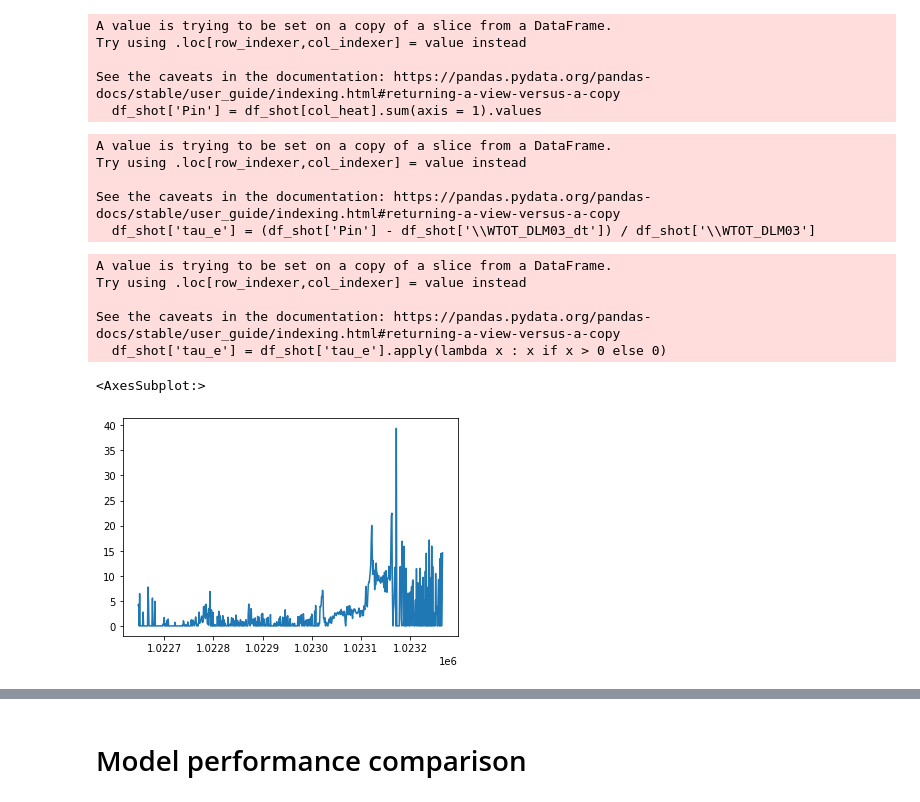
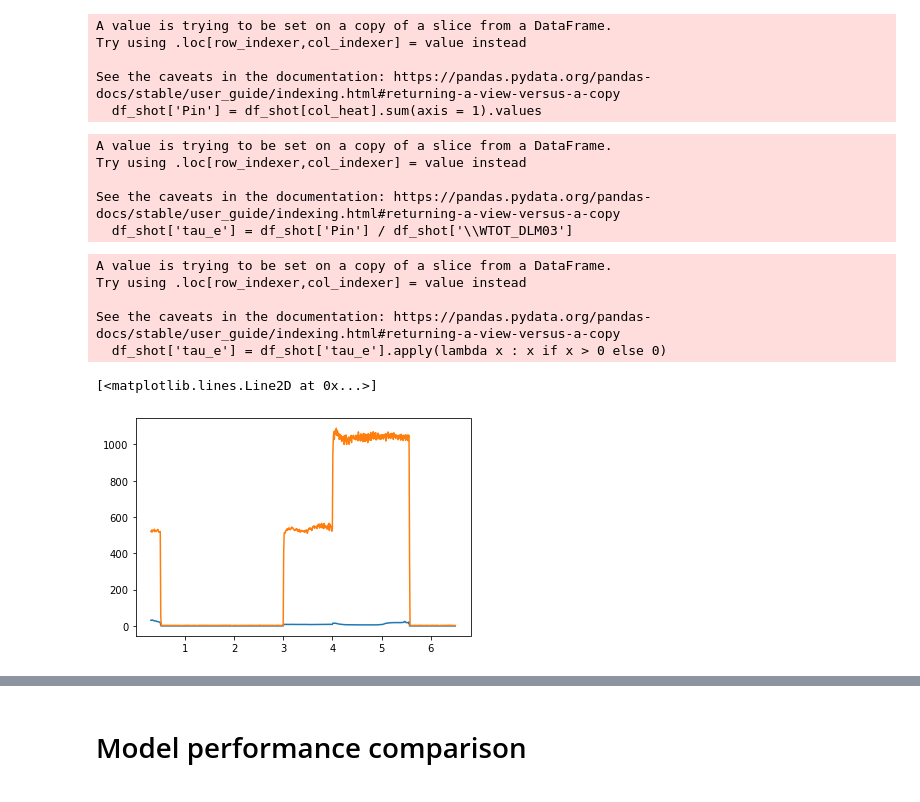
Before and after one commit to ZINZINBIN/Bayesian-Disruption-Prediction, a Jupyter notebook: analysis/analysis_dataset.ipynb, the cells around one changed output, grey strips where cells are left out. Cells and saved outputs as stored; diff of their text form; code cells hidden in the pictures.

```diff
--- a/analysis/analysis_dataset.ipynb
+++ b/analysis/analysis_dataset.ipynb
@@ -35,7 +35,7 @@ Try using .loc[row_indexer,col_indexer] = value instead
 See the caveats in the documentation: https://pandas.pydata.org/pandas-docs/stable/user_guide/indexing.html#returning-a-view-versus-a-copy
   df_shot['\\WTOT_DLM03_dt'] = df_shot['\\WTOT_DLM03'].diff().fillna(method = "bfill").values / df_shot['time'].diff().fillna(method='bfill').values
 # %%
-col_heat = ['\\EC2_PWR','\\EC3_PWR','\\EC4_PWR','\\nb11_pnb','\\nb12_pnb','\\nb13_pnb']
+col_heat = ['\\EC1_PWR', '\\EC2_PWR','\\EC3_PWR','\\EC4_PWR','\\EC5_PWR','\\nb11_pnb','\\nb12_pnb','\\nb13_pnb']
 df_shot['Pin'] = df_shot[col_heat].sum(axis = 1).values
 # %% [output]
 A value is trying to be set on a copy of a slice from a DataFrame.
@@ -44,13 +44,13 @@ Try using .loc[row_indexer,col_indexer] = value instead
 See the caveats in the documentation: https://pandas.pydata.org/pandas-docs/stable/user_guide/indexing.html#returning-a-view-versus-a-copy
   df_shot['Pin'] = df_shot[col_heat].sum(axis = 1).values
 # %%
-df_shot['tau_e'] = (df_shot['Pin'] - df_shot['\\WTOT_DLM03_dt']) / df_shot['\\WTOT_DLM03']
+df_shot['tau_e'] = df_shot['Pin'] / df_shot['\\WTOT_DLM03']
 # %% [output]
 A value is trying to be set on a copy of a slice from a DataFrame.
 Try using .loc[row_indexer,col_indexer] = value instead
 
 See the caveats in the documentation: https://pandas.pydata.org/pandas-docs/stable/user_guide/indexing.html#returning-a-view-versus-a-copy
-  df_shot['tau_e'] = (df_shot['Pin'] - df_shot['\\WTOT_DLM03_dt']) / df_shot['\\WTOT_DLM03']
+  df_shot['tau_e'] = df_shot['Pin'] / df_shot['\\WTOT_DLM03']
 # %%
 df_shot['tau_e'] = df_shot['tau_e'].apply(lambda x : x if x > 0 else 0)
 # %% [output]
@@ -59,8 +59,11 @@ Try using .loc[row_indexer,col_indexer] = value instead
 
 See the caveats in the documentation: https://pandas.pydata.org/pandas-docs/stable/user_guide/indexing.html#returning-a-view-versus-a-copy
   df_shot['tau_e'] = df_shot['tau_e'].apply(lambda x : x if x > 0 else 0)
-# %%
-df_shot['tau_e'].plot()
-# %% [output]
-<AxesSubplot:>
-[figure, removed]
+# %%
+import matplotlib.pyplot as plt
+
+plt.plot(df_shot.time, df_shot.tau_e)
+plt.plot(df_shot.time, df_shot.Pin)
+# %% [output]
+[<matplotlib.lines.Line2D at 0x...>]
+[figure, added]
```
Also changed, not shown: parts of 120 cells of this notebook, 8 other files.
